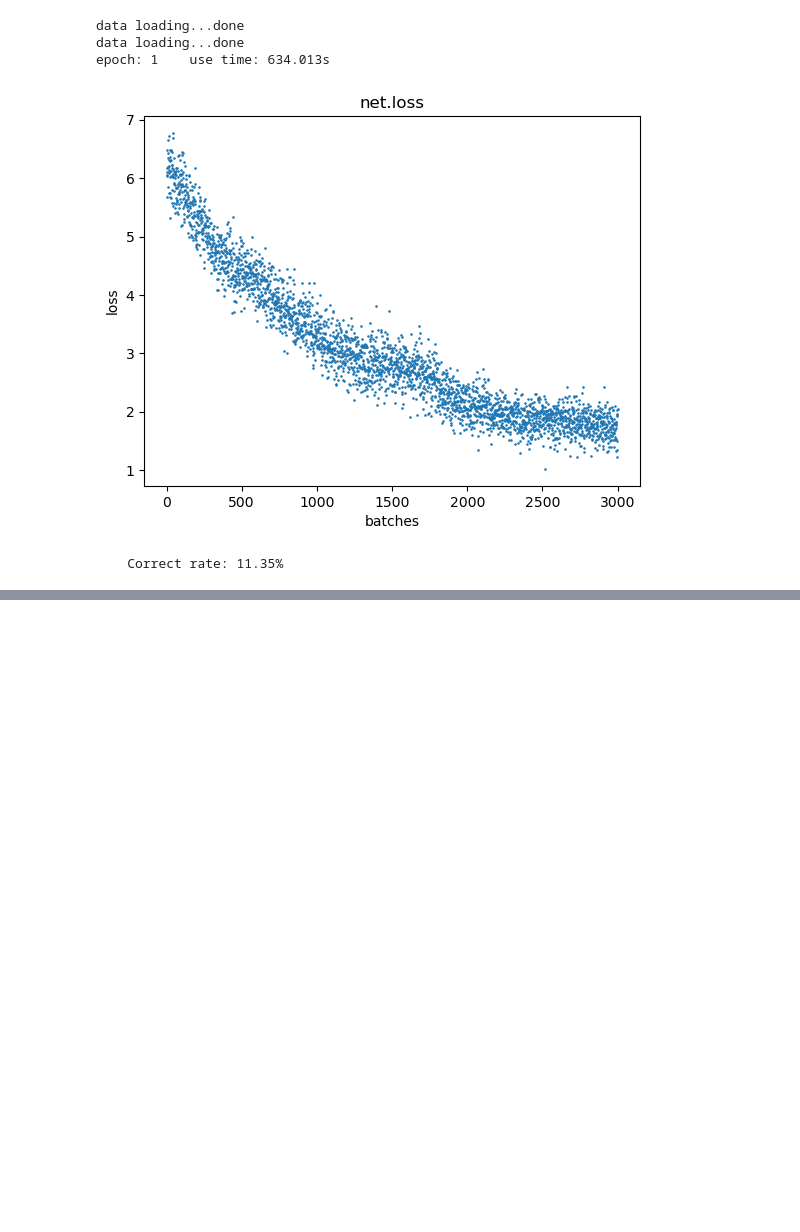
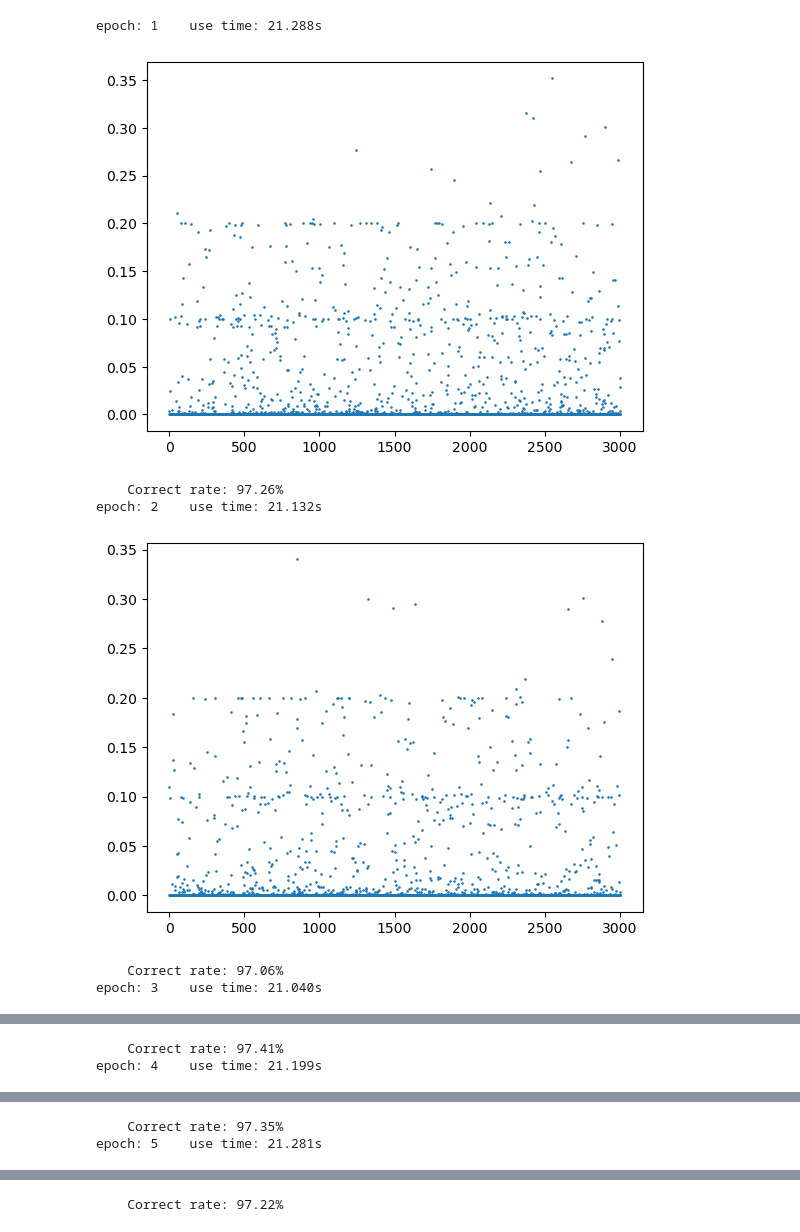
Before and after one commit to flowerfalling/Neural_Network, a Jupyter notebook: demo.ipynb, the cells around one changed output, grey strips where cells are left out. Cells and saved outputs as stored; diff of their text form; code cells hidden in the pictures; blank space fills up the shorter version.

```diff
--- a/demo.ipynb
+++ b/demo.ipynb
@@ -6,41 +6,43 @@ from matplotlib import pyplot as plt
 import datasets
 import nndemo_mnist
 import optim
+# %%
+np.random.seed(1)
+plt.title('net.loss')
+plt.xlabel('batches')
+plt.ylabel('loss')
+batch_size = 10
+trainset = datasets.MNIST(True, batch_size, True)
+testset = datasets.MNIST(False)
+ts = np.eye(10)
+epoch = 5
+
+net = nndemo_mnist.Net()
+optimizer = optim.Adam(net.parameters(), 0.001, 0.9, 0.9)
 # %%
-np.random.seed(2)
-plt.title('net.loss')
-plt.xlabel('batches')
-plt.ylabel('loss')
-batch_size = 10
-trainset = datasets.MNIST(True, batch_size, True)
-testset = datasets.MNIST(False)
-ts = np.eye(10)
-epoch = 1
-
-net = nndemo_mnist.CNet()
-optimizer = optim.MGD(net.parameters(), 0.001, 0.9)
-
 for e in range(epoch):
     net.state = 'train'
     t = time.time()
     for label, data in trainset:
         net.train(data, ts[label])
         optimizer.step()
 
     print('epoch: {}    use time: {:.3f}s'.format(e + 1, time.time() - t), end='')
     plt.scatter(np.arange(1, len(net.loss) + 1), np.array(net.loss) / batch_size, 3, marker='.')
     plt.show()
     net.loss.clear()
     net.state = 'test'
 
     c = 0
     for label, data in testset:
         if np.argmax(net(data).tensor) == label:
             c += 1
     print(f'    Correct rate: {c / 100}%')
 # %% [output]
-data loading...done
-data loading...done
-epoch: 1    use time: 634.013s
+epoch: 1    use time: 21.288s
-[figure, old version]
+[figure, new version]
-    Correct rate: 11.35%
+    Correct rate: 97.26%
+epoch: 2    use time: 21.132s
+[figure, added]
+    Correct rate: 97.06%
+epoch: 3    use time: 21.040s
@@ -46,0 +50,2 @@ epoch: 1    use time: 634.013s
+    Correct rate: 97.41%
+epoch: 4    use time: 21.199s
@@ -46,0 +53,2 @@ epoch: 1    use time: 634.013s
+    Correct rate: 97.35%
+epoch: 5    use time: 21.281s
@@ -46,0 +56 @@ epoch: 1    use time: 634.013s
+    Correct rate: 97.22%
```
Also changed, not shown: parts of 2 cells of this notebook, 5 other files.
